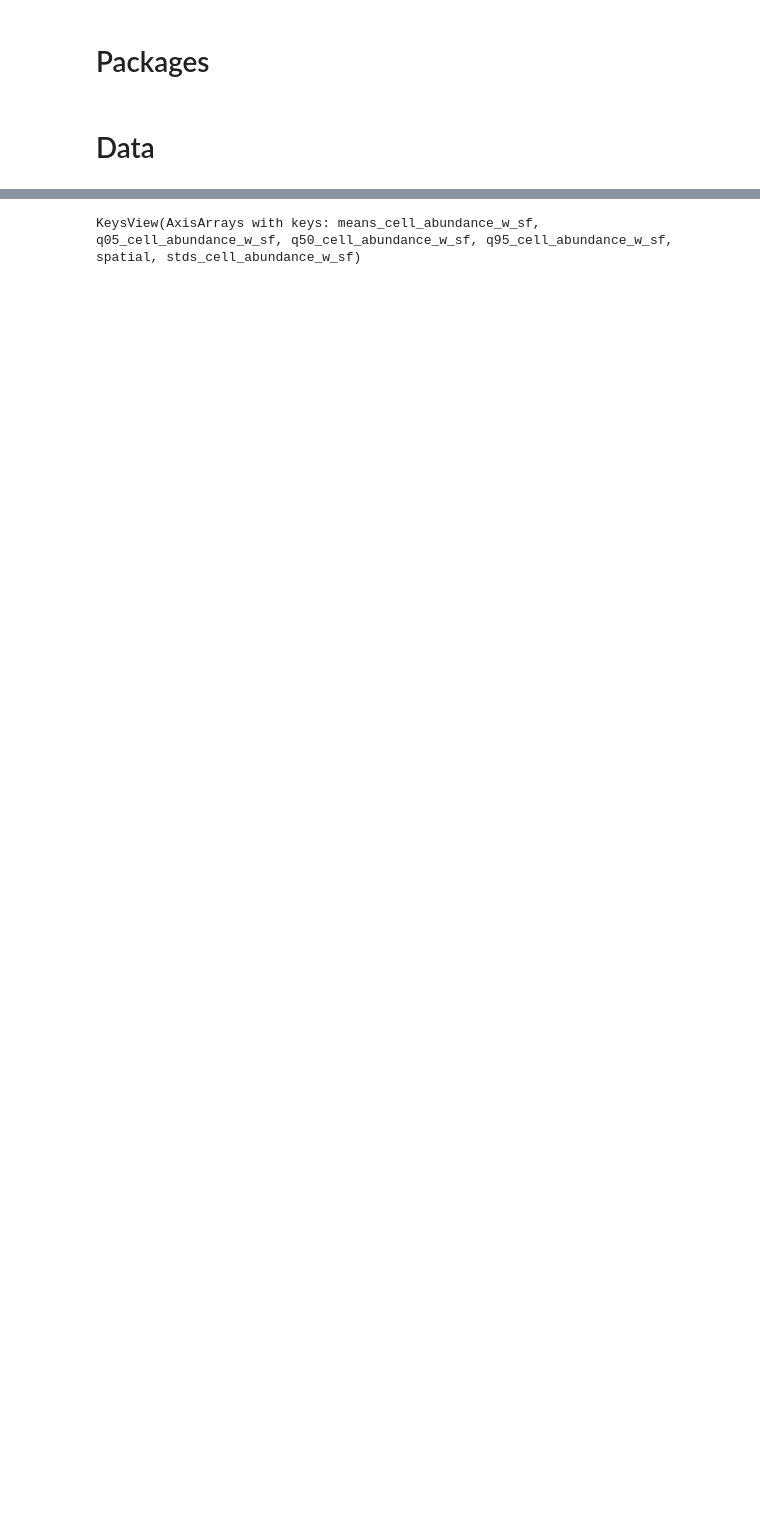
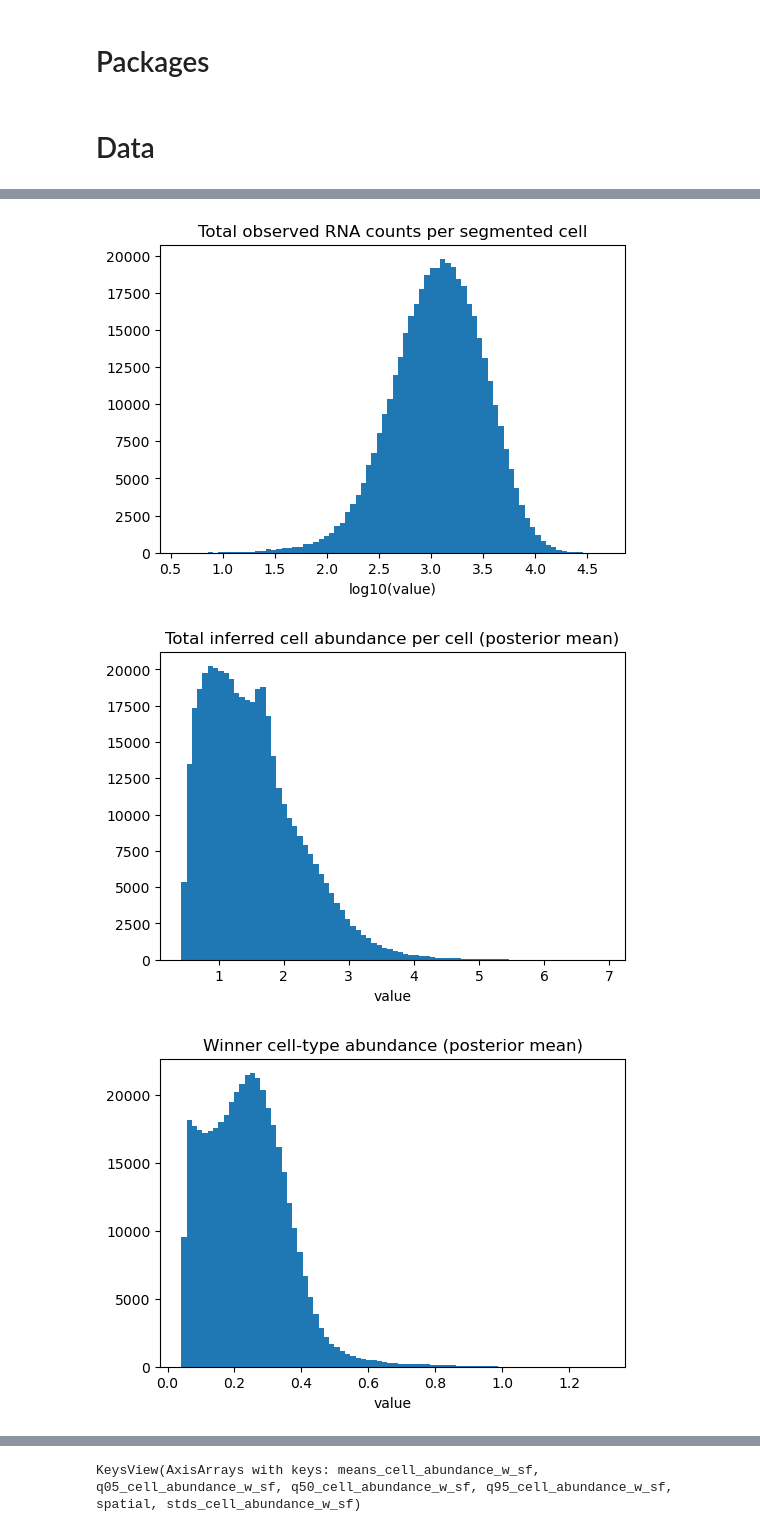
Before and after one commit to Li-Lab-COH/Spatial_CAR_T, a Jupyter notebook: CellTypeAnnotation/Processing_C2L_results.ipynb, the cells around one changed output, grey strips where cells are left out. Drawn from its saved outputs; the diff is of its cells as text; code cells hidden in the pictures; blank space fills up the shorter version.

```diff
--- a/CellTypeAnnotation/Processing_C2L_results.ipynb
+++ b/CellTypeAnnotation/Processing_C2L_results.ipynb
@@ -17,16 +17,14 @@ rcParams['pdf.fonttype'] = 42 # enables correct plotting of text for PDFs
 # Data
 # %%
 # setting up addresses
-proj_folder   = Path("/home/janzules/spatial/CAR-T/data/cell2location")
 
-epoch_num = 50
+# proj_folder   = Path("/home/janzules/spatial/CAR-T/data/cell2location") # Gemini
+proj_folder  = Path("/Users/janzules/Roselab/Spatial/CAR_T/data/cell2location/")
 
-# Model Output location
-ref_run_name   = proj_folder / "reference_signatures"
-run_name       = proj_folder / "cell2location_map"
+out_figs = proj_folder / "figures/manual_qc"
 
 # Files
-adata_file = run_name / f"sp_{epoch_num}_epochs.h5ad"
+adata_file = proj_folder / "cell2location_map/sp_200_epochs.h5ad"
 # %%
 # Load data
 adata_vis = sc.read_h5ad(adata_file)
@@ -40,0 +123,32 @@ AnnData object with n_obs × n_vars = 427296 × 12128
+# %%
+def hist1(x, title, bins=60, log=False, save=True, out_name="name"):
+    x = np.asarray(x)
+    fig, ax = plt.subplots(figsize=(6,4))
+    if log:
+        x = x[x > 0]
+        ax.hist(np.log10(x), bins=bins)
+        ax.set_xlabel("log10(value)")
+    else:
+        ax.hist(x, bins=bins)
+        ax.set_xlabel("value")
+    ax.set_title(title)
+    if save == True:
+        if out_name == "name":
+            raise ValueError("Give name to plot")
+        outfig = out_figs / out_name
+        plt.savefig(outfig, dpi=200, bbox_inches="tight")
+
+    plt.show()
+
+
+
+hist1(total_counts, "Total observed RNA counts per segmented cell", bins=80, log=True, save=True, out_name = "Total_RNA")
+hist1(total_abundance_mean, "Total inferred cell abundance per cell (posterior mean)", bins=80, log=False, save=True, out_name = "Inferred_abundance")
+hist1(winner_mean, "Winner cell-type abundance (posterior mean)", bins=80, log=False, save=True, out_name = "Winner_abundance")
+hist1(margin_top1_top2, "Top1-Top2 margin (posterior mean)", bins=80, log=False, save=True, out_name = "Top1_2_margin")
+hist1(winner_q05, "Winner abundance q05 (conservative confidence)", bins=80, log=False, save=True, out_name = "Winner_Abundance_q05")
+hist1(winner_iqr90, "Winner uncertainty width (q95 - q05)", bins=80, log=False, save=True, out_name = "Winner_uncertainty(q95-05)")
+# %% [output]
+[figure, added]
+[figure, added]
+[figure, added]
```
Also changed, not shown: parts of 33 cells of this notebook, 3 other files.
